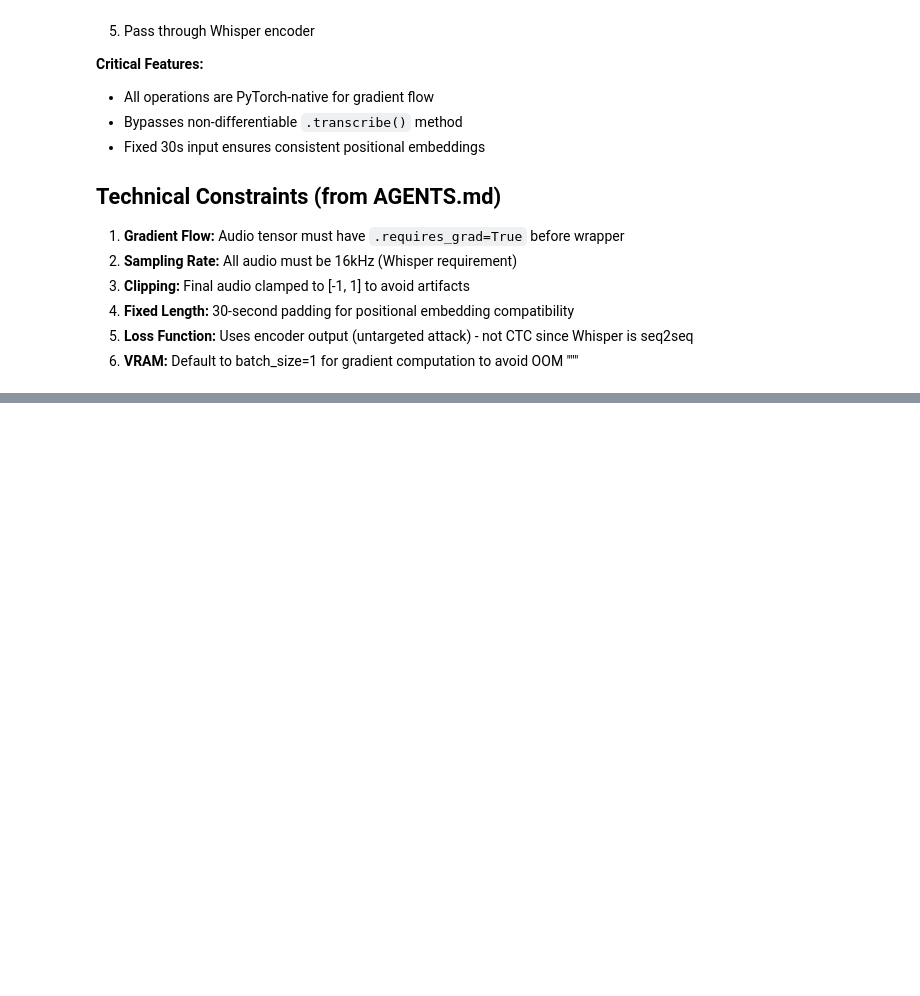
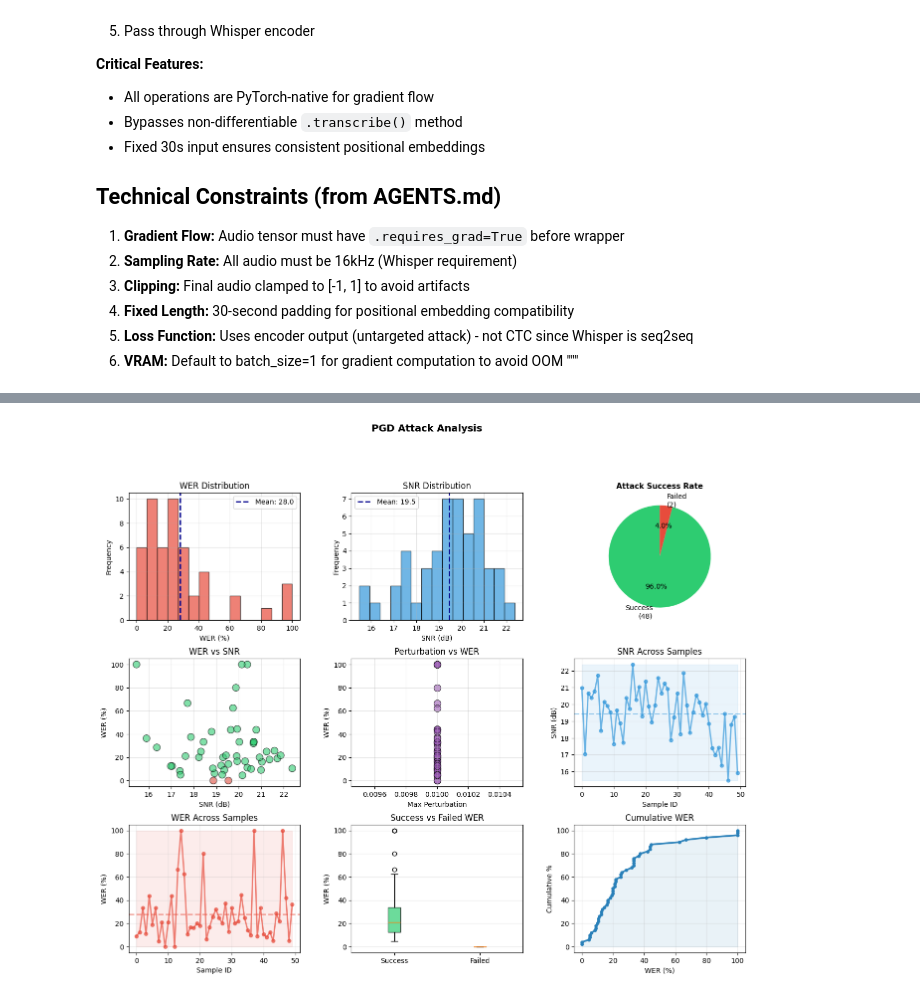
Before and after one commit to victorhg/aai-590-capstone, a Jupyter notebook: notebooks/03_pgd_attack.ipynb, the cells around one changed output, grey strips where cells are left out. Saved outputs shown, nothing was run; the diff lists cells and outputs as text; code cells hidden in the pictures; blank space fills up the shorter version.

```diff
--- a/notebooks/03_pgd_attack.ipynb
+++ b/notebooks/03_pgd_attack.ipynb
@@ -351 +243,69 @@ Detailed Results:
+# %%
+def create_histogram(ax, data, color, title, xlabel):
+    mean_val = data.mean()
+    ax.hist(data, bins=15, color=color, alpha=0.7, edgecolor='black')
+    ax.axvline(mean_val, color='darkred' if 'red' in color else 'darkblue',
+               linestyle='--', linewidth=2, label=f'Mean: {mean_val:.1f}')
+    ax.set(xlabel=xlabel, ylabel='Frequency', title=title)
+    ax.legend()
+    ax.grid(True, alpha=0.3)
+
+def create_line_plot(ax, x, y, color, title, xlabel, ylabel):
+    ax.plot(x, y, marker='o', linewidth=2, markersize=5, color=color, alpha=0.7)
+    ax.axhline(y.mean(), color=color, linestyle='--', linewidth=2, alpha=0.5)
+    ax.fill_between(x, y.min(), y.max(), alpha=0.1, color=color)
+    ax.set(xlabel=xlabel, ylabel=ylabel, title=title)
+    ax.grid(True, alpha=0.3)
+# %%
+# Create  visualization
+fig = plt.figure(figsize=(16, 12))
+gs = fig.add_gridspec(3, 3, hspace=0.3, wspace=0.3)
+
+create_histogram(fig.add_subplot(gs[0, 0]), results_df['wer'] * 100, '#e74c3c', 'WER Distribution', 'WER (%)')
+create_histogram(fig.add_subplot(gs[0, 1]), results_df['snr'], '#3498db', 'SNR Distribution', 'SNR (dB)')
+
+ax_pie = fig.add_subplot(gs[0, 2])
+success_counts = results_df['success'].value_counts()
+ax_pie.pie(success_counts, labels=[f'Success\n({success_counts.get(True, 0)})',
+                                    f'Failed\n({success_counts.get(False, 0)})'],
+          autopct='%1.1f%%', colors=['#2ecc71', '#e74c3c'], startangle=90)
+ax_pie.set_title('Attack Success Rate', fontsize=11, fontweight='bold')
+
+ax1 = fig.add_subplot(gs[1, 0])
+colors = results_df['success'].map({True: '#2ecc71', False: '#e74c3c'})
+ax1.scatter(results_df['snr'], results_df['wer'] * 100, s=100, alpha=0.6, c=colors, edgecolors='black')
+ax1.set(xlabel='SNR (dB)', ylabel='WER (%)', title='WER vs SNR')
+ax1.grid(True, alpha=0.3)
+
+ax2 = fig.add_subplot(gs[1, 1])
+ax2.scatter(results_df['max_perturbation'], results_df['wer'] * 100, s=100, alpha=0.6, c='#9b59b6', edgecolors='black')
+ax2.set(xlabel='Max Perturbation', ylabel='WER (%)', title='Perturbation vs WER')
+ax2.grid(True, alpha=0.3)
+
+create_line_plot(fig.add_subplot(gs[1, 2]), results_df['sample_id'], results_df['snr'], '#3498db', 'SNR Across Samples', 'Sample ID', 'SNR (dB)')
+create_line_plot(fig.add_subplot(gs[2, 0]), results_df['sample_id'], results_df['wer'] * 100, '#e74c3c', 'WER Across Samples', 'Sample ID', 'WER (%)')
+
+ax_box = fig.add_subplot(gs[2, 1])
+data_to_plot = [results_df[results_df['success']]['wer'] * 100,
+                results_df[~results_df['success']]['wer'] * 100]
+bp = ax_box.boxplot(data_to_plot, labels=['Success', 'Failed'], patch_artist=True)
+for patch, color in zip(bp['boxes'], ['#2ecc71', '#e74c3c']):
+    patch.set_facecolor(color)
+    patch.set_alpha(0.7)
+ax_box.set(ylabel='WER (%)', title='Success vs Failed WER')
+ax_box.grid(True, alpha=0.3, axis='y')
+
+ax_cdf = fig.add_subplot(gs[2, 2])
+sorted_wer = np.sort(results_df['wer'] * 100)
+cumulative = np.arange(1, len(sorted_wer) + 1) / len(sorted_wer) * 100
+ax_cdf.plot(sorted_wer, cumulative, linewidth=2.5, color='#2980b9', marker='o', markersize=4)
+ax_cdf.fill_between(sorted_wer, 0, cumulative, alpha=0.1, color='#2980b9')
+ax_cdf.set(xlabel='WER (%)', ylabel='Cumulative %', title='Cumulative WER')
+ax_cdf.grid(True, alpha=0.3)
+
+plt.suptitle('PGD Attack Analysis', fontsize=14, fontweight='bold', y=0.995)
+plt.savefig("pgd_analysis.png", dpi=150, bbox_inches='tight')
+plt.show()
+# %% [output]
+[figure, added]
 # %%
```
Also changed, not shown: parts of 12 cells of this notebook.
